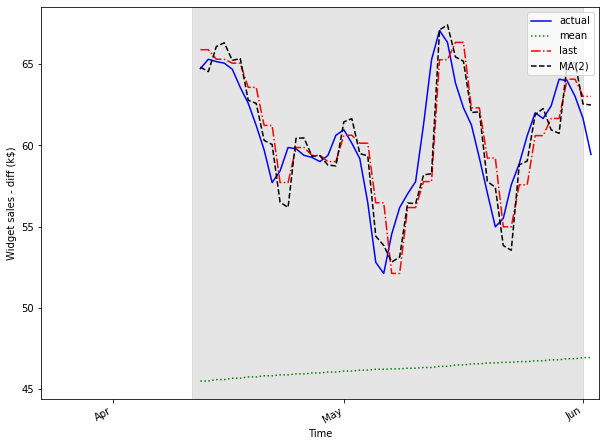
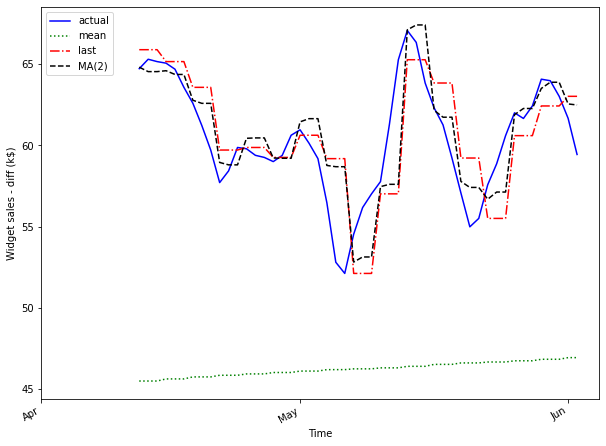
The change to this notebook cell's code, shown as a diff; its figure went from the first image to the second:
--- before
+++ after
@@ -6,12 +6,12 @@
 ax.plot(df_test['pred_MA'], 'k--', label='MA(2)')
 
-ax.legend(loc='upper right')
+ax.legend(loc='upper left')
 
 ax.set_xlabel('Time')
 ax.set_ylabel('Widget sales - diff (k$)')
 
-ax.axvspan(449, 498, color='#808080', alpha=0.2)
 
-ax.set_xlim(449, 500)
+
+
 
 plt.xticks(

Commit: Diferencial directo via SARIMAX